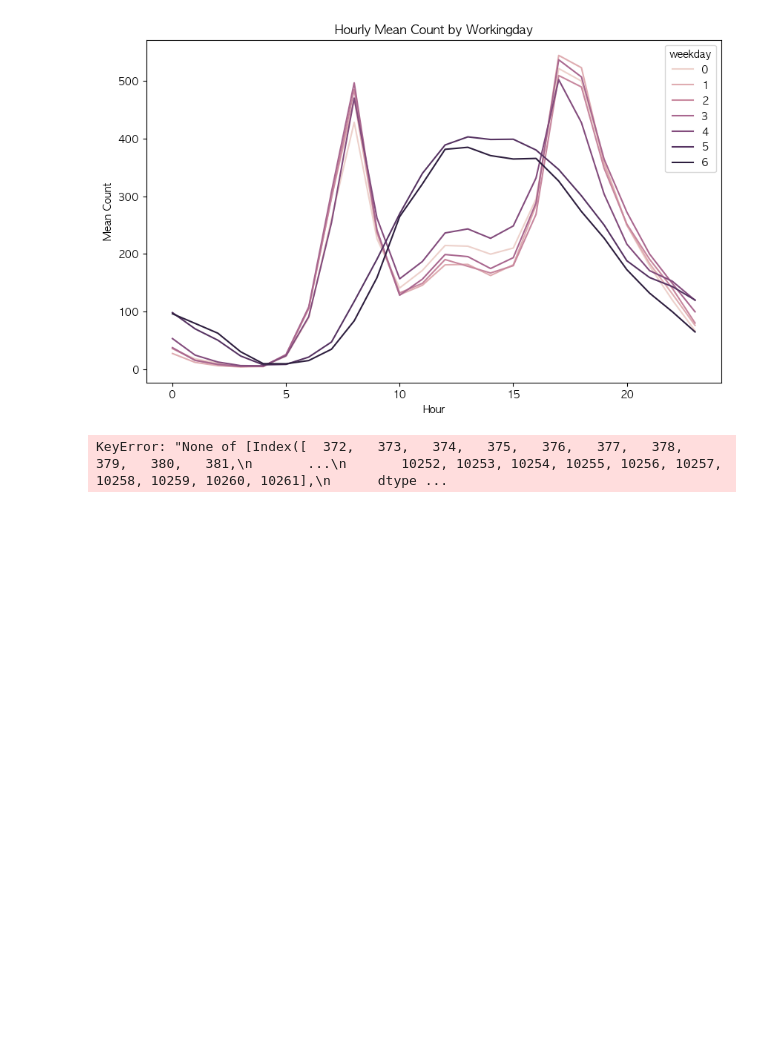
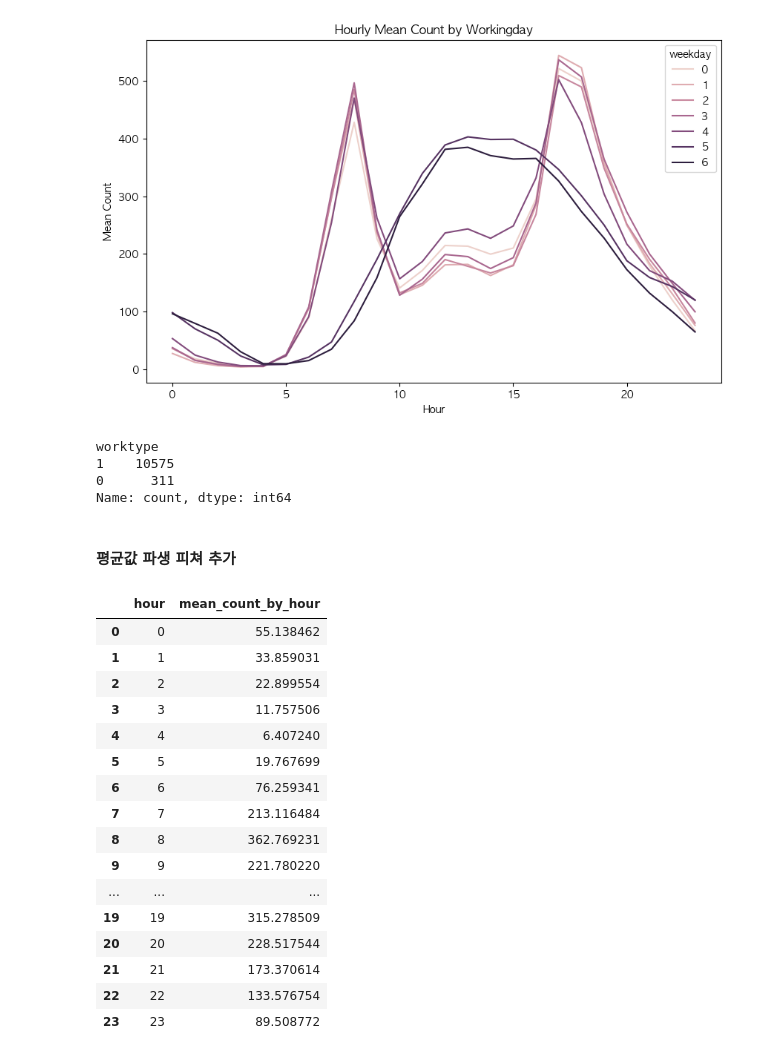
Before and after one commit to Hyunsoo-Ryan-Lee/ML_Lecture, a Jupyter notebook: 02.PreProcess/9.FeatureCreation.ipynb, the cells around one changed output. Cells and saved outputs as stored; diff of their text form; code cells hidden in the pictures; blank space fills up the shorter version.

```diff
--- a/02.PreProcess/9.FeatureCreation.ipynb
+++ b/02.PreProcess/9.FeatureCreation.ipynb
@@ -100,18 +100,41 @@ plt.show()
 # %% [output]
 [figure]
 # %%
-## holiday = 1 / workingday = 0 이면 0 부여
+## holiday = 1 / workingday = 0 이면 0 부여, 나머지는 1
 
-df[(df.holiday == 1) & (df.workingday == 0)].index.tolist()
+df['worktype'] = 1
+index_0 = df[(df.holiday == 1) & (df.workingday == 0)].index.tolist()
+
+df.loc[index_0, 'worktype'] = 0
+
+df['worktype'].value_counts()
 # %% [output]
-KeyError: "None of [Index([  372,   373,   374,   375,   376,   377,   378,   379,   380,   381,\n       ...\n       10252, 10253, 10254, 10255, 10256, 10257, 10258, 10259, 10260, 10261],\n      dtype ...
+worktype
+1    10575
+0      311
+Name: count, dtype: int64
-# %%
-## 주말과 주중에 따라 패턴 차이가 뚜렷하므로 주중/주말에 대한 변수를 추가해줄 수 있다.
-
-df['daytype'] = 0
-train_df.loc[train_df['day_of_week'] == 4, 'daytype'] = 1  # 금요일
-train_df.loc[train_df['workingday'] == 0, 'daytype'] = 2 # 비영업일
-
-test_df['daytype'] = 0
-test_df.loc[test_df['day_of_week'] == 4, 'daytype'] = 1  # 금요일
-test_df.loc[test_df['workingday'] == 0, 'daytype'] = 2 # 비영업일
+# %% [markdown]
+#### 평균값 파생 피쳐 추가
+# %%
+groupby_df = df.groupby('hour')['count'].mean().reset_index()
+groupby_df.columns = ['hour', 'mean_count_by_hour']
+
+groupby_df
+# %% [output]
+|  | hour | mean_count_by_hour |
+| 0 | 0 | 55.138462 |
+| 1 | 1 | 33.859031 |
+| 2 | 2 | 22.899554 |
+| 3 | 3 | 11.757506 |
+| 4 | 4 | 6.407240 |
+| 5 | 5 | 19.767699 |
+| 6 | 6 | 76.259341 |
+| 7 | 7 | 213.116484 |
+| 8 | 8 | 362.769231 |
+| 9 | 9 | 221.780220 |
+| ... | ... | ... |
+| 19 | 19 | 315.278509 |
+| 20 | 20 | 228.517544 |
+| 21 | 21 | 173.370614 |
+| 22 | 22 | 133.576754 |
+| 23 | 23 | 89.508772 |
```
Also changed, not shown: parts of 1 cell of this notebook, 3 other files.
